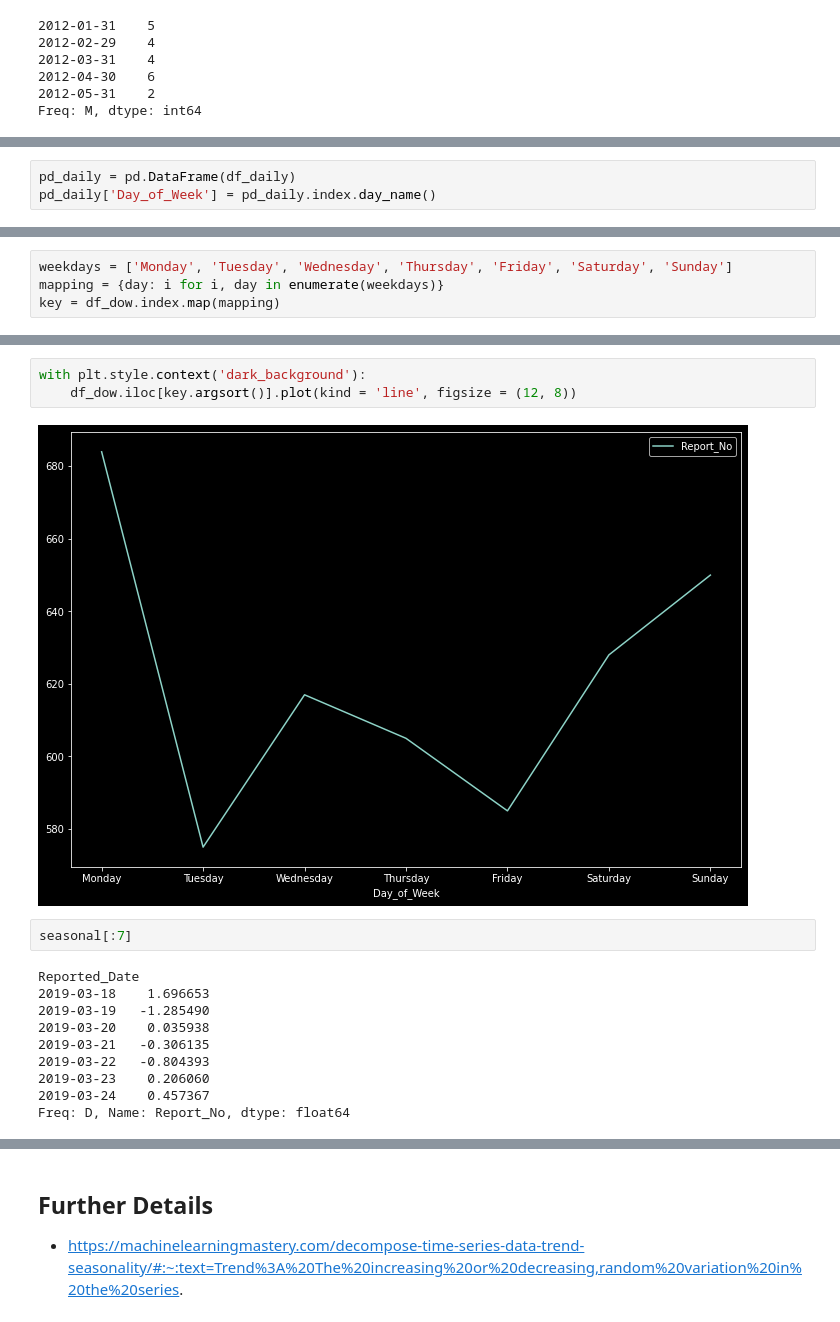
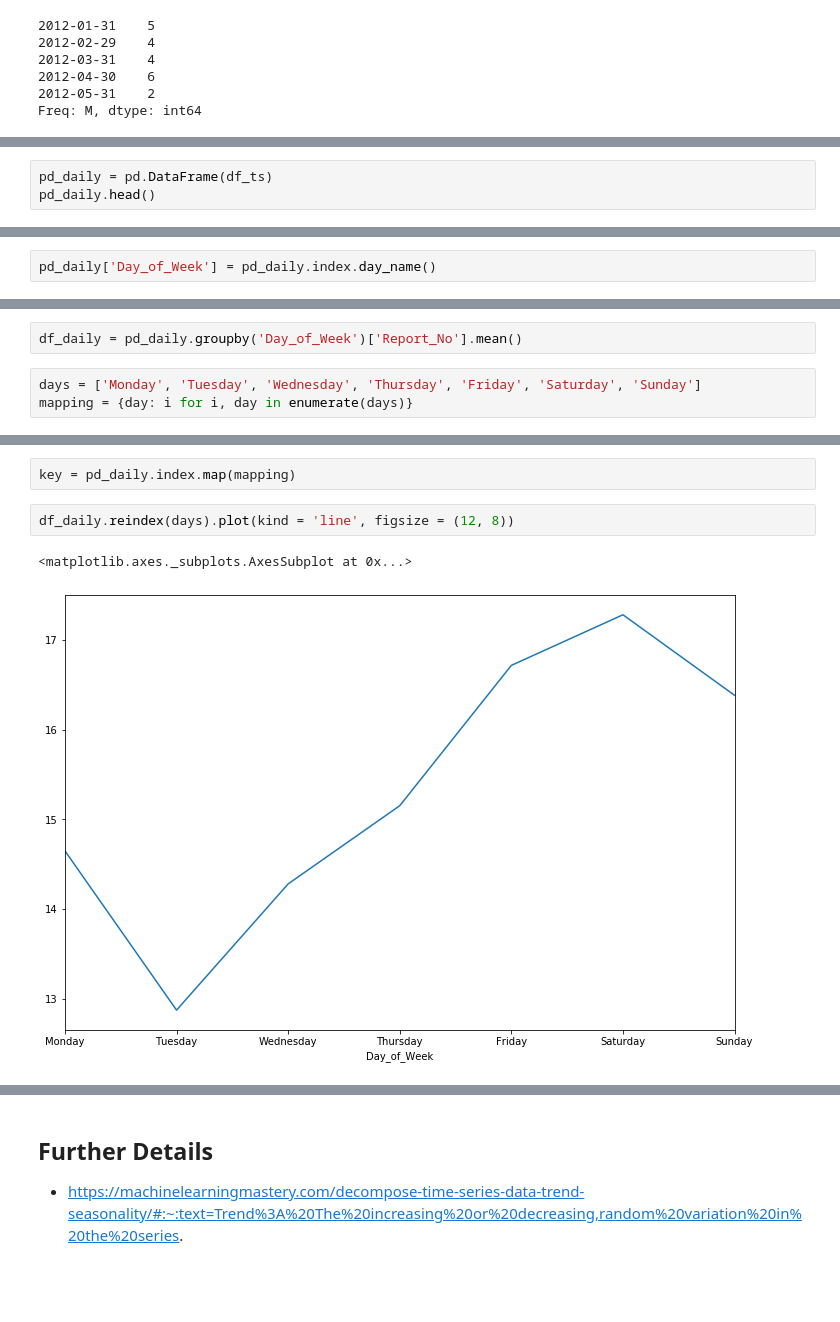
Before and after one commit to sik-flow/lesson_plans, a Jupyter notebook: Time_Series/Time_Series_Exploration/Time_Series_Exploration.ipynb, the cells around one changed output, grey strips where cells are left out. Cells and saved outputs as stored; diff of their text form; blank space fills up the shorter version.

```diff
--- a/Time_Series/Time_Series_Exploration/Time_Series_Exploration.ipynb
+++ b/Time_Series/Time_Series_Exploration/Time_Series_Exploration.ipynb
@@ -353,0 +332,3 @@ Lets see what day it increases on
+# %%
+pd_daily = pd.DataFrame(df_ts)
+pd_daily.head()
@@ -354,5 +343,4 @@ Lets see what day it increases on
 # %%
-pd_daily = pd.DataFrame(df_daily)
 pd_daily['Day_of_Week'] = pd_daily.index.day_name()
 # %%
 pd_daily.head()
@@ -379,4 +367,5 @@ df_dow.head()
+# %%
+df_daily = pd_daily.groupby('Day_of_Week')['Report_No'].mean()
 # %%
-weekdays = ['Monday', 'Tuesday', 'Wednesday', 'Thursday', 'Friday', 'Saturday', 'Sunday']
-mapping = {day: i for i, day in enumerate(weekdays)}
-key = df_dow.index.map(mapping)
+days = ['Monday', 'Tuesday', 'Wednesday', 'Thursday', 'Friday', 'Saturday', 'Sunday']
+mapping = {day: i for i, day in enumerate(days)}
@@ -383,17 +382,7 @@ key = df_dow.index.map(mapping)
+# %%
+key = pd_daily.index.map(mapping)
 # %%
-with plt.style.context('dark_background'):
-    df_dow.iloc[key.argsort()].plot(kind = 'line', figsize = (12, 8))
+df_daily.reindex(days).plot(kind = 'line', figsize = (12, 8))
 # %% [output]
+<matplotlib.axes._subplots.AxesSubplot at 0x...>
-[figure, old version]
+[figure, new version]
-# %%
-seasonal[:7]
-# %% [output]
-Reported_Date
-2019-03-18    1.696653
-2019-03-19   -1.285490
-2019-03-20    0.035938
-2019-03-21   -0.306135
-2019-03-22   -0.804393
-2019-03-23    0.206060
-2019-03-24    0.457367
-Freq: D, Name: Report_No, dtype: float64
```
Also changed, not shown: parts of 72 cells of this notebook, 28 other files.
